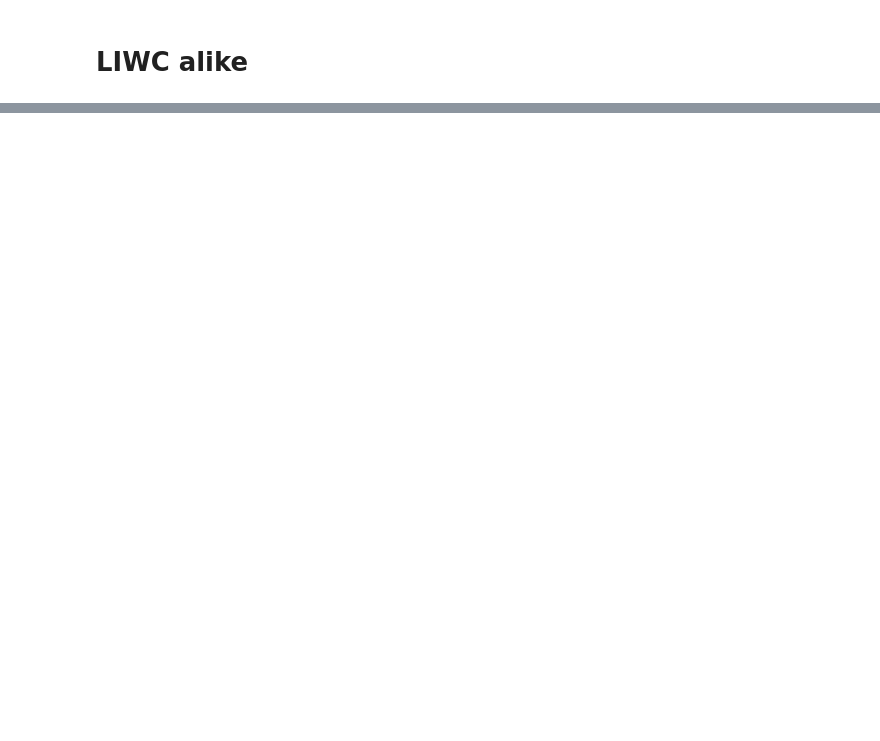
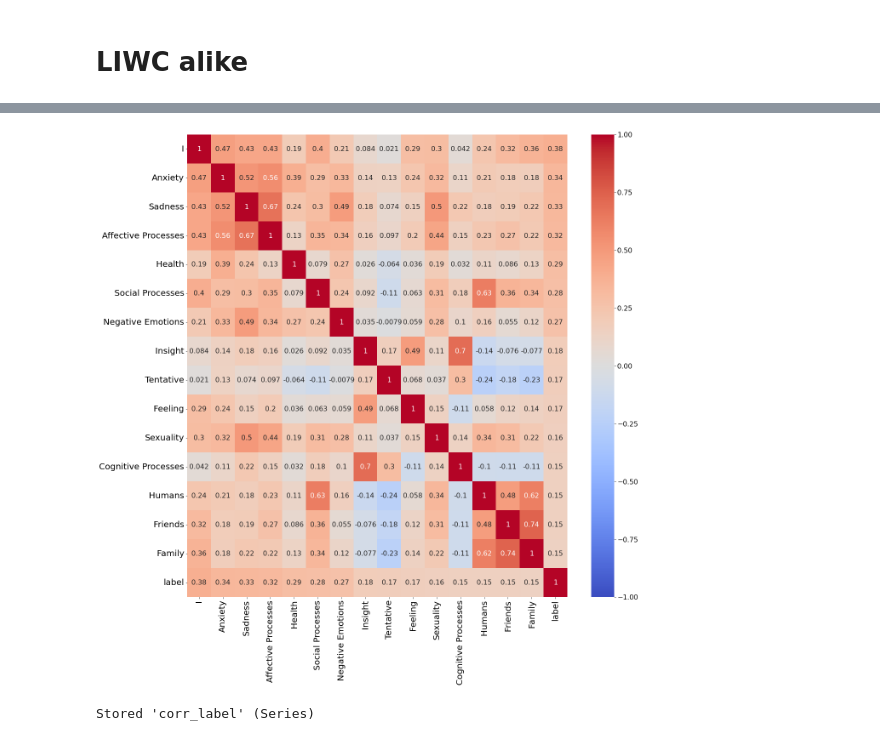
Before and after one commit to tramyynt/master-thesis, a Jupyter notebook: embeddings_to_lexicon.ipynb, the cells around one changed output, grey strips where cells are left out. Cells and saved outputs as stored; diff of their text form; code cells hidden in the pictures; blank space fills up the shorter version.

```diff
--- a/embeddings_to_lexicon.ipynb
+++ b/embeddings_to_lexicon.ipynb
@@ -109,24 +109,6 @@ text_per_user_neg = df_neg.groupby('User')['Text_Title'].apply(' '.join).reset_i
 #add label
 text_per_user_pos['label'] = 1
 text_per_user_neg['label'] = 0
-# %%
-#create an empty dict
-avg_pos = {}
-for i in df['User'].unique():
-    temp = df[df['User']==i]
-    #create an empty vector with length of number of post of the user
-    vec = []
-    for j in temp['Text_Title']:
-        vc = np.zeros(len(liwc2['Category']))
-        tp = main(j, liwc2)
-        tp = np.array(list(tp.values()))/len(j.split(' '))
-        for k in range(len(tp)):
-            vc[k] = tp[k]
-        # insert vc to vec
-        vec.append(vc)
-    vec_avg = np.mean(vec, axis=0)
-    #append the vector to the dictionary with key as user id and value as vector
-    avg_pos[i] = vec_avg
 # %%
 # input text to LIWC-alike
 liwc_pos = [main(text, result) for text in text_per_user_pos['Text_Title']]
@@ -166,8 +165,17 @@ liwc_features = list(corr_label.index)
 #concat with label
 liwc_features.append('label')
 # %%
-plt.figure(figsize=(10,10))
+plt.figure(figsize=(20,20))
 
 corr_liwc = liwc_percent_df[liwc_features].corr()
 sns.heatmap(corr_liwc, annot=True, cmap='coolwarm', vmin=-1, vmax=1)
-plt.show()
+#change font size
+plt.tick_params(axis='both', which='major', labelsize=20)
+#save plot to pdf
+plt.savefig('/home_remote/liwc2_heatmap.pdf')
+# %% [output]
+[figure, added]
+# %%
+%store corr_label
+# %% [output]
+Stored 'corr_label' (Series)
```
Also changed, not shown: parts of 1 cell of this notebook, 1 other file.
